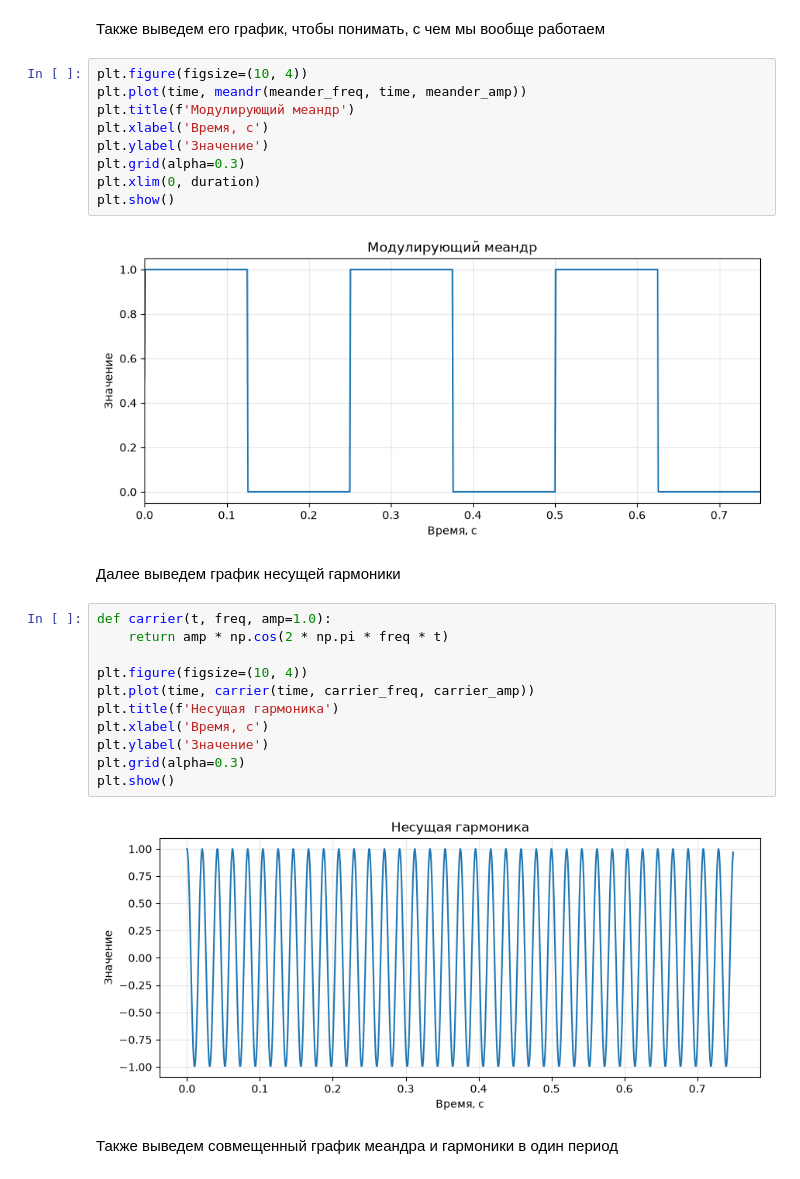
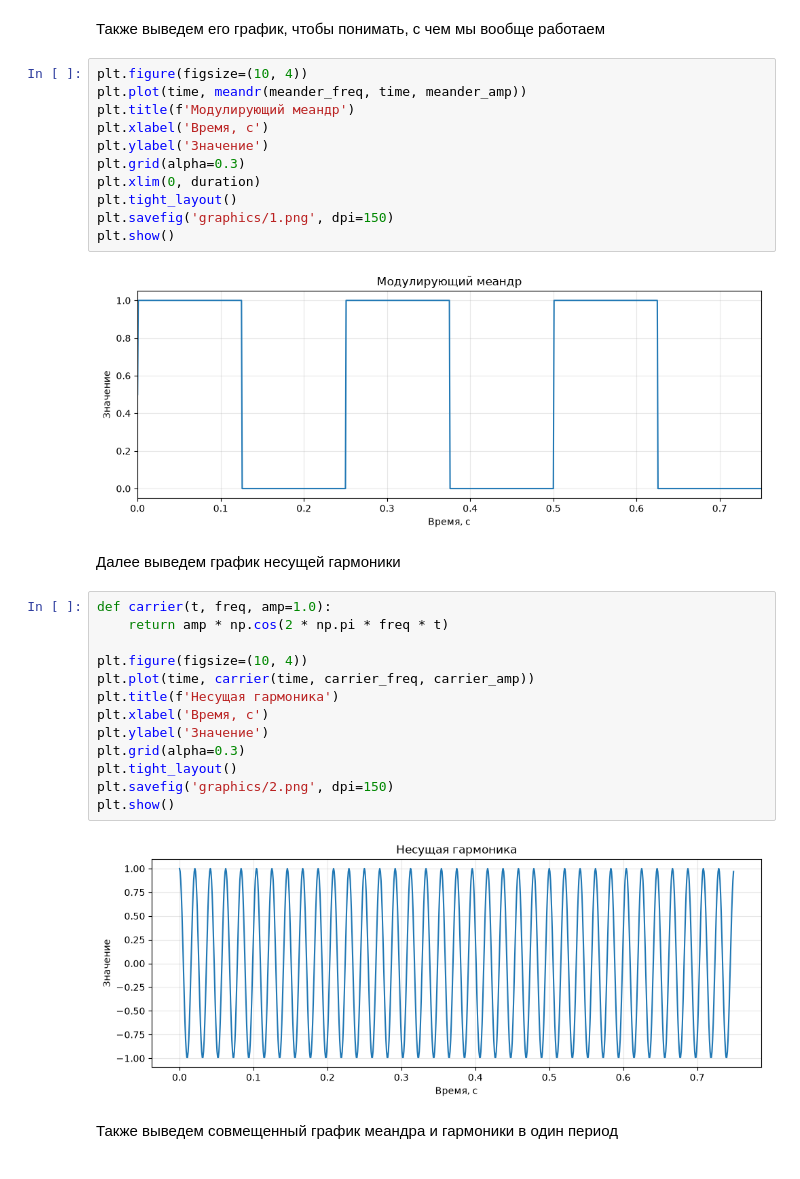
Before and after one commit to Merkury2006/TIPIS, a Jupyter notebook: lab2.ipynb, the cells around one changed output. Drawn from its saved outputs; the diff is of its cells as text.

```diff
--- a/lab2.ipynb
+++ b/lab2.ipynb
@@ -32,14 +28,16 @@ def meandr(f, t, A=1.0):
 # %%
 plt.figure(figsize=(10, 4))
 plt.plot(time, meandr(meander_freq, time, meander_amp))
 plt.title(f'Модулирующий меандр')
 plt.xlabel('Время, с')
 plt.ylabel('Значение')
 plt.grid(alpha=0.3)
 plt.xlim(0, duration)
+plt.tight_layout()
+plt.savefig('graphics/1.png', dpi=150)
 plt.show()
 # %% [output]
-[figure, old version]
+[figure, new version]
 # %% [markdown]
 Далее выведем график несущей гармоники
 # %%
@@ -52,9 +50,11 @@ plt.title(f'Несущая гармоника')
 plt.xlabel('Время, с')
 plt.ylabel('Значение')
 plt.grid(alpha=0.3)
+plt.tight_layout()
+plt.savefig('graphics/2.png', dpi=150)
 plt.show()
 # %% [output]
-[figure, old version]
+[figure, new version]
 # %% [markdown]
 Также выведем совмещенный график меандра и гармоники в один период
 # %%
```
Also changed, not shown: parts of 10 cells of this notebook.
